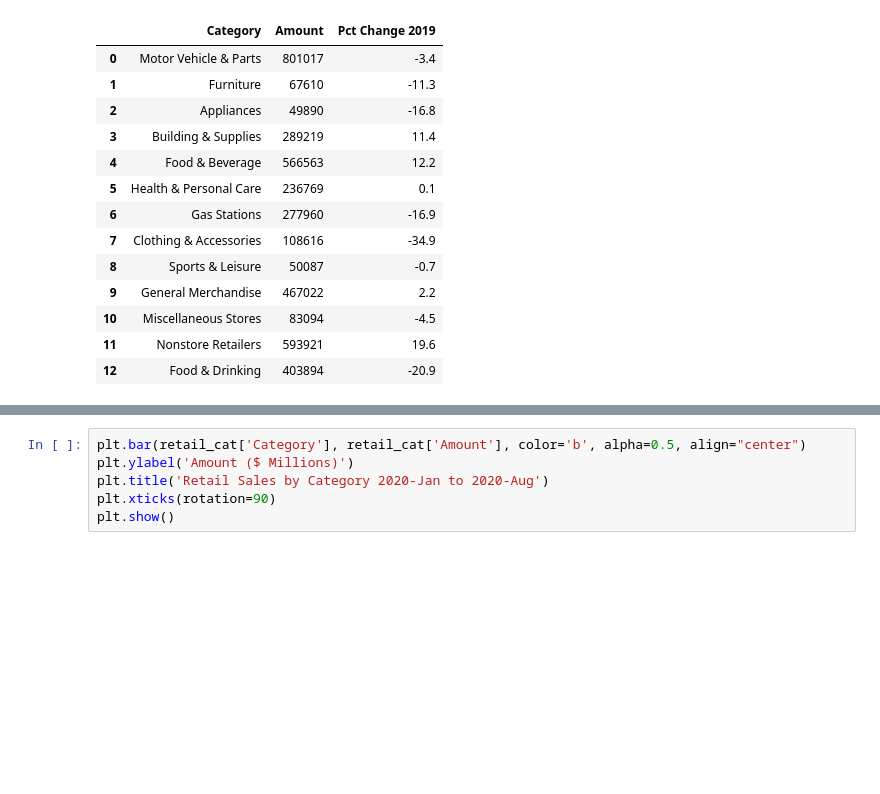
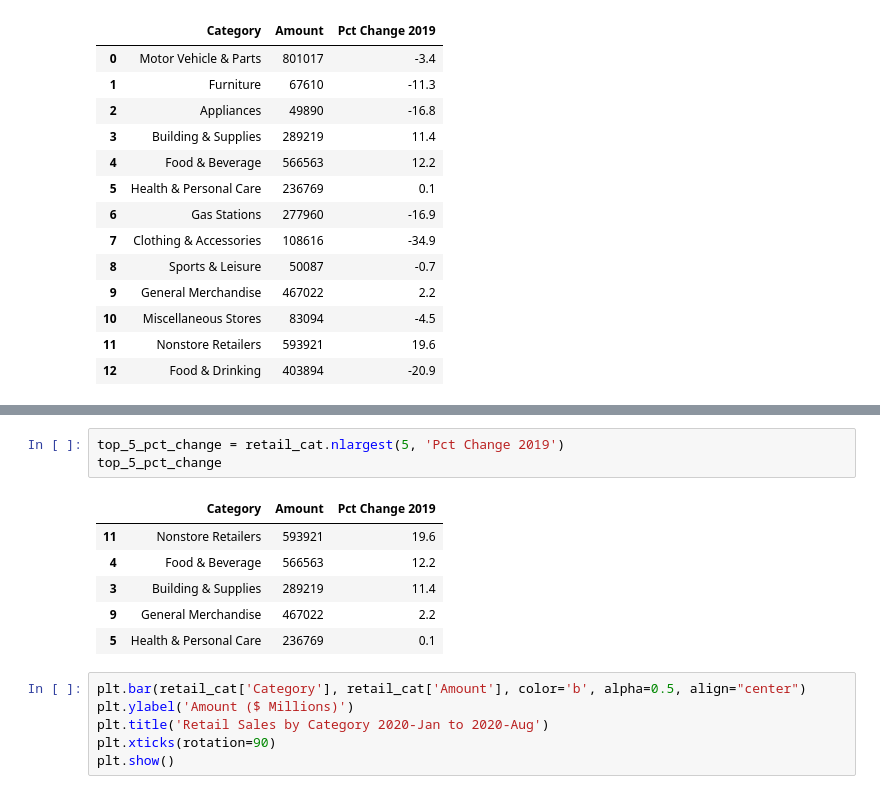
Before and after one commit to LenSin3/Conservatory-cvd19-retail, a Jupyter notebook: covid-retail.ipynb, the cells around one changed output, grey strips where cells are left out. Saved outputs shown, nothing was run; the diff lists cells and outputs as text; blank space fills up the shorter version.

```diff
--- a/covid-retail.ipynb
+++ b/covid-retail.ipynb
@@ -198,3 +216,13 @@ memory usage: 440.0+ bytes
+# %%
+top_5_pct_change = retail_cat.nlargest(5, 'Pct Change 2019')
+top_5_pct_change
+# %% [output]
+|  | Category | Amount | Pct Change 2019 |
+| 11 | Nonstore Retailers | 593921 | 19.6 |
+| 4 | Food & Beverage | 566563 | 12.2 |
+| 3 | Building & Supplies | 289219 | 11.4 |
+| 9 | General Merchandise | 467022 | 2.2 |
+| 5 | Health & Personal Care | 236769 | 0.1 |
 # %%
 plt.bar(retail_cat['Category'], retail_cat['Amount'], color='b', alpha=0.5, align="center")
 plt.ylabel('Amount ($ Millions)')
```
Also changed, not shown: parts of 7 cells of this notebook.
